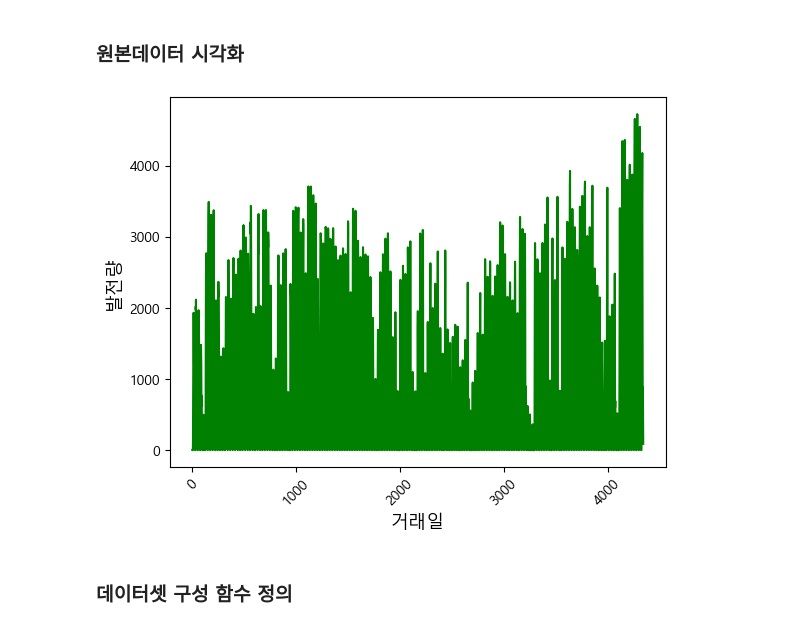
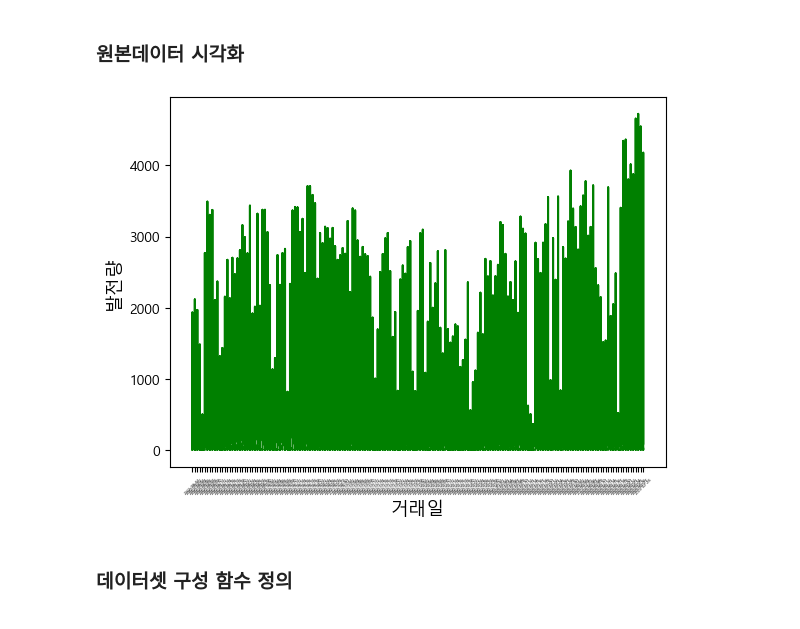
Before and after one commit to LeeHeonWoo1/Intel, a Jupyter notebook: RNN/solar_power_prediction.ipynb, the cells around one changed output. Saved outputs shown, nothing was run; the diff lists cells and outputs as text; code cells hidden in the pictures.

```diff
--- a/RNN/solar_power_prediction.ipynb
+++ b/RNN/solar_power_prediction.ipynb
@@ -59,15 +74,15 @@ df_sun_data
 # %%
 import matplotlib.pyplot as plt, matplotlib as mlp
 
 mlp.rcParams["font.family"] = "Malgun Gothic"
 
-plt.plot(df_sun_data[" 육지태양광 총발전량(MWh) "], color="green")
+plt.plot(df_sun_data['거래일'] ,df_sun_data[" 육지태양광 총발전량(MWh) "], color="green")
 plt.xlabel("거래일")
 plt.ylabel("발전량")
-plt.xticks(rotation = 45)
+plt.xticks(rotation = 45, size=3)
 plt.show()
 # %% [output]
-[figure, old version]
+[figure, new version]
 # %% [markdown]
 ### 데이터셋 구성 함수 정의
 # %%
```
Also changed, not shown: parts of 5 cells of this notebook.
